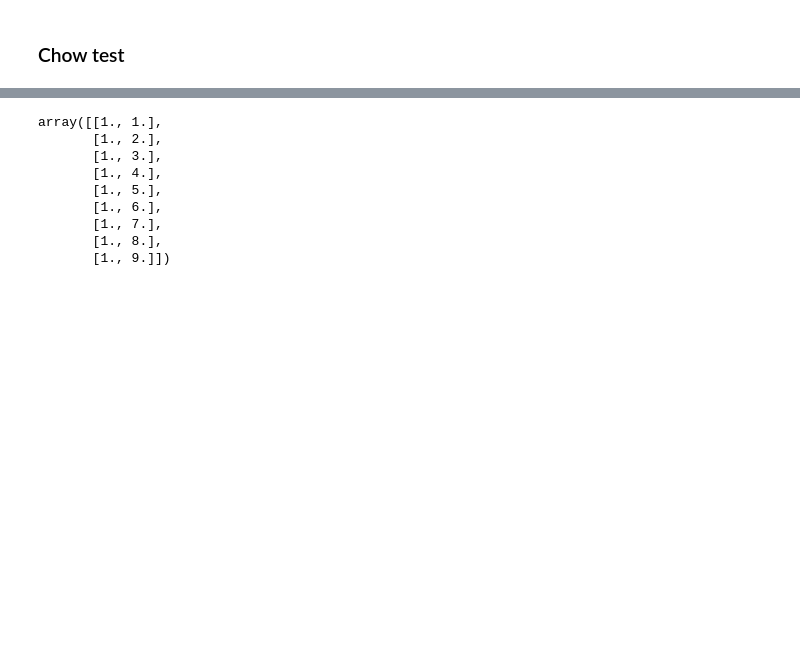
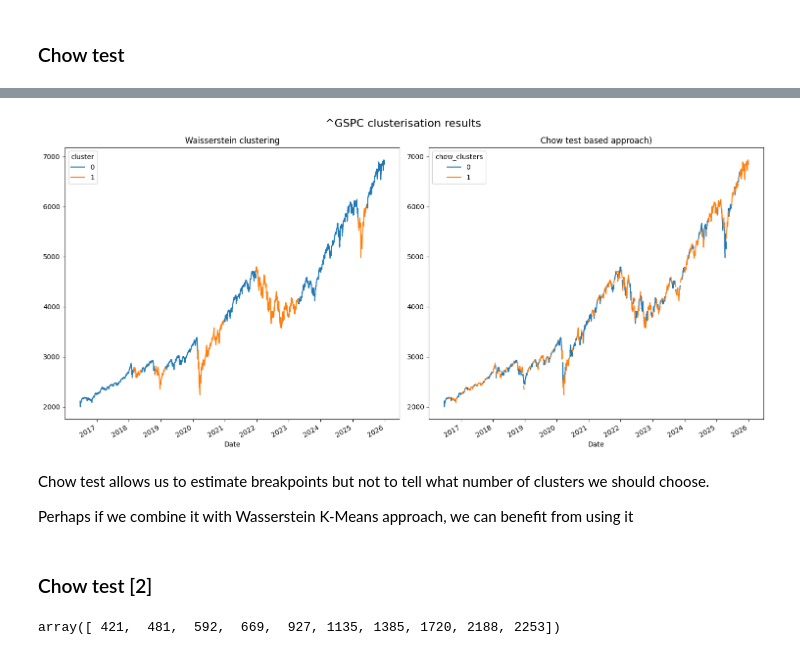
Before and after one commit to IvanKolesn/market_regime_detection, a Jupyter notebook: notebooks/univariate_detection.ipynb, the cells around one changed output, grey strips where cells are left out. Saved outputs shown, nothing was run; the diff lists cells and outputs as text; code cells hidden in the pictures; blank space fills up the shorter version.

```diff
--- a/notebooks/univariate_detection.ipynb
+++ b/notebooks/univariate_detection.ipynb
@@ -247,14 +216,2 @@ import statsmodels.api as sm
 # %%
-sm.add_constant(
-    np.arange(1, 10)[:, np.newaxis]
-)
+test_index = np.arange(WINDOW_LENGTH_DAYS, test_data.shape[0], 1)
-# %% [output]
-array([[1., 1.],
-       [1., 2.],
-       [1., 3.],
-       [1., 4.],
-       [1., 5.],
-       [1., 6.],
-       [1., 7.],
-       [1., 8.],
-       [1., 9.]])
@@ -260,0 +235,5 @@ array([[1., 1.],
+# %%
+breakpoint_detected = np.array(p_value) < 0.10
+breakpoints_idx = np.where(np.diff(breakpoint_detected) == 1)
+breakpoints_idx = np.insert(breakpoints_idx[0], 0, 0)
+breakpoints_idx = breakpoints_idx[np.where(np.diff(breakpoints_idx) > 1)[0]]
@@ -260,0 +242,35 @@ array([[1., 1.],
+# %%
+plot_data = (
+    market_data.iloc[WINDOW_LENGTH_DAYS:]
+    .assign(cluster=final_clusters[2])
+    .iloc[-len(p_value) :]
+    .assign(chow_clusters=1)
+)
+# %%
+for i in np.arange(1, len(breakpoints_idx) - 1, 2):
+    plot_data.iloc[breakpoints_idx[i - 1] : breakpoints_idx[i], -1] = 0
+# %%
+fig, axs = plt.subplots(1, 2, figsize=(15, 7))
+
+plot_data.reset_index().pivot(index="Date", columns="cluster", values=TICKER).plot(
+    ax=axs[0]
+)
+
+plot_data.reset_index().pivot(
+    index="Date", columns="chow_clusters", values=TICKER
+).plot(ax=axs[1])
+
+axs[0].set_title("Waisserstein clustering")
+axs[1].set_title("Chow test based approach)")
+fig.suptitle(f"{TICKER} clusterisation results", fontsize=16)
+
+plt.tight_layout()
+plt.show()
+# %% [output]
+[figure, added]
+# %% [markdown]
+Chow test allows us to estimate breakpoints but not to tell what number of clusters we should choose.
+
+Perhaps if we combine it with Wasserstein K-Means approach, we can benefit from using it
+# %% [markdown]
+### Chow test [2]
@@ -260,0 +279,4 @@ array([[1., 1.],
+# %%
+wasserstein_breakpoints
+# %% [output]
+array([ 421,  481,  592,  669,  927, 1135, 1385, 1720, 2188, 2253])
```
Also changed, not shown: parts of 27 cells of this notebook.
